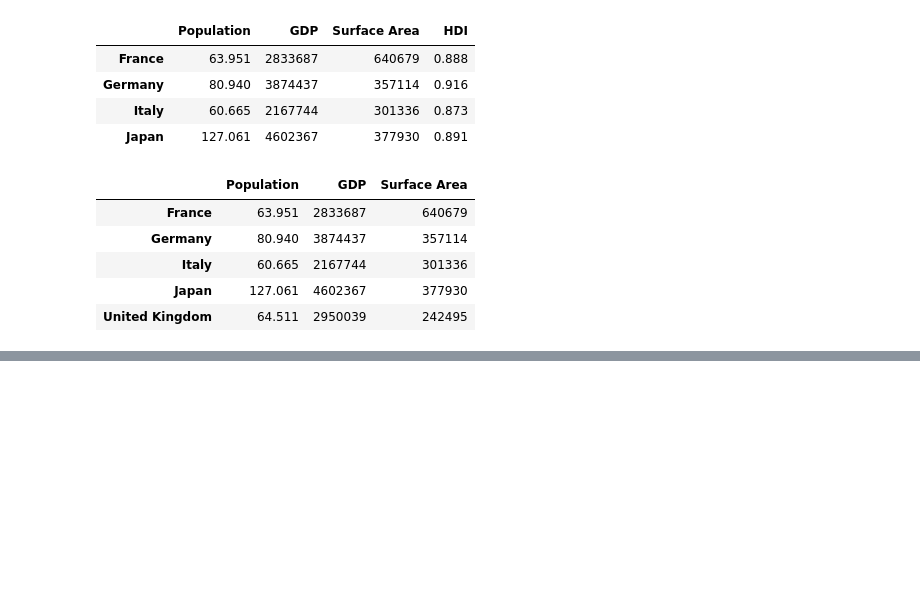
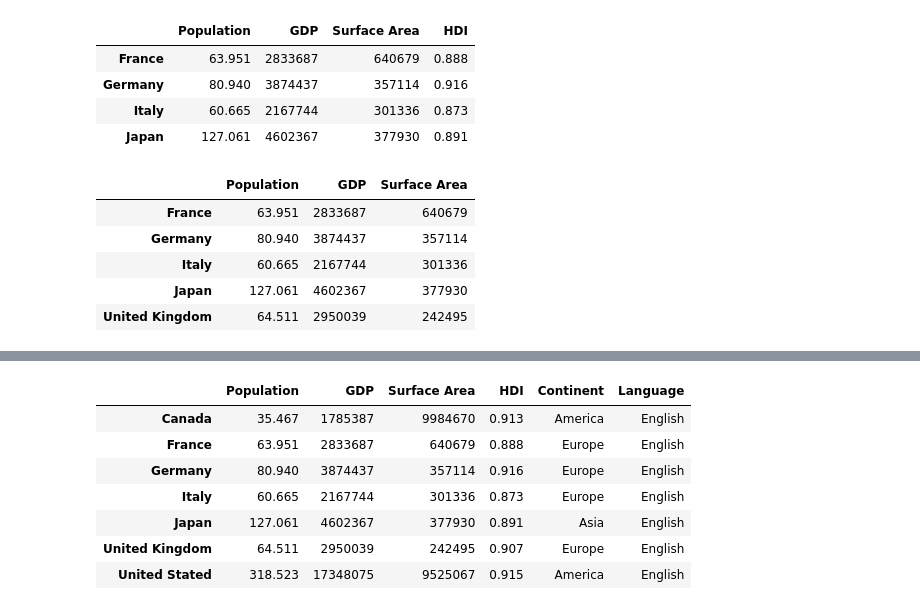
Before and after one commit to grishrana/python_learn, a Jupyter notebook: dataanalysis_freecodecamp/Panda/pandasdataframestut.ipynb, the cells around one changed output, grey strips where cells are left out. Saved outputs shown, nothing was run; the diff lists cells and outputs as text; code cells hidden in the pictures; blank space fills up the shorter version.

```diff
--- a/dataanalysis_freecodecamp/Panda/pandasdataframestut.ipynb
+++ b/dataanalysis_freecodecamp/Panda/pandasdataframestut.ipynb
@@ -279,0 +449,11 @@ df.loc['France':'United Kingdom','Population':'Surface Area']
+# %%
+df #real dataframe doesnt change cause dataframe in pandas is immutable and also 99% of the items in pandas are also immutable
+# %% [output]
+|  | Population | GDP | Surface Area | HDI | Continent | Language |
+| Canada | 35.467 | 1785387 | 9984670 | 0.913 | America | English |
+| France | 63.951 | 2833687 | 640679 | 0.888 | Europe | English |
+| Germany | 80.940 | 3874437 | 357114 | 0.916 | Europe | English |
+| Italy | 60.665 | 2167744 | 301336 | 0.873 | Europe | English |
+| Japan | 127.061 | 4602367 | 377930 | 0.891 | Asia | English |
+| United Kingdom | 64.511 | 2950039 | 242495 | 0.907 | Europe | English |
+| United Stated | 318.523 | 17348075 | 9525067 | 0.915 | America | English |
```
Also changed, not shown: parts of 26 cells of this notebook.
